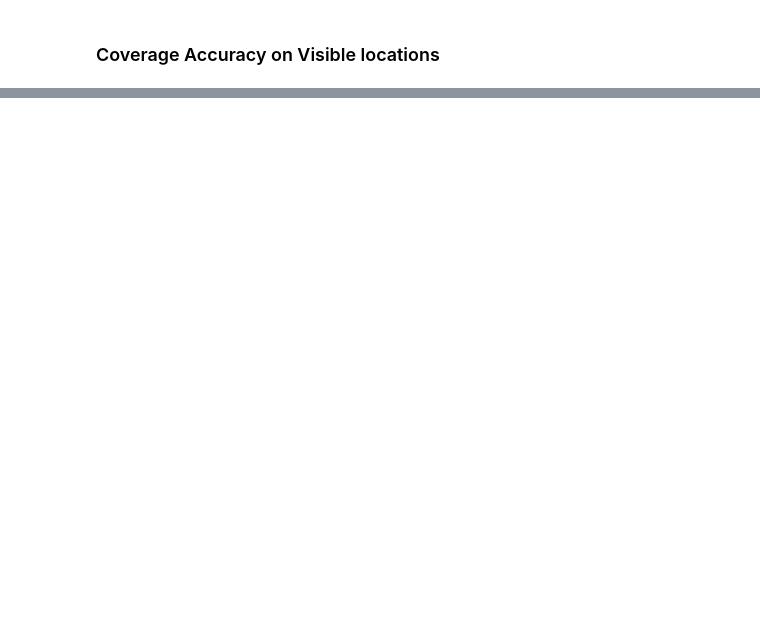
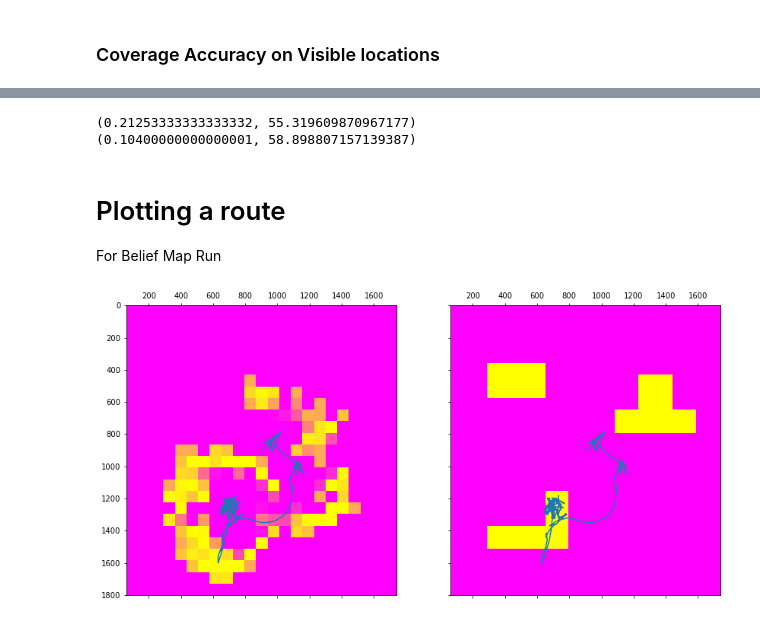
Before and after one commit to mhl787156/RomiExperiments, a Jupyter notebook: scripts/analyseData.ipynb, the cells around one changed output, grey strips where cells are left out. Cells and saved outputs as stored; diff of their text form; code cells hidden in the pictures; blank space fills up the shorter version.

```diff
--- a/scripts/analyseData.ipynb
+++ b/scripts/analyseData.ipynb
@@ -121,0 +212,52 @@ plt.show()
+# %%
+print(calculateMetrics(datapath, 'Human_Readable',truemap))
+print(calculateMetrics(datapath, 'Non_Belief',truemap))
+# %% [output]
+(0.21253333333333332, 55.319609870967177)
+(0.10400000000000001, 58.898807157139387)
+# %% [markdown]
+# Plotting a route
+For Belief Map Run
+# %%
+from scipy.interpolate import RegularGridInterpolator
+
+resized_truemapp = np.zeros((1800, 1800))
+stride_x = int(1800/25)
+for i in range(25):
+    for j in range(25):
+        resized_truemapp[i*stride_x:(i+1)*stride_x, j*stride_x:(j+1)*stride_x] = truemap[i, j]
+# %%
+datafoldername = os.listdir(datapath)[5] # <- The file that includes the pose values
+currdatapath = os.path.join(datapath, datafoldername) # <- just read in one set
+datafiles = os.listdir(currdatapath)
+datfile = os.path.join(currdatapath, 'dat.data')
+
+positions = []
+with open(datfile) as f:
+    for line in f:
+        if 'Pose' in line:
+            x, y, h = parse('Pose: X: {} Y: {} H: {}', line)
+            positions.append(np.array([x, y, h], dtype=np.float32))
+positions = np.array(positions)
+positions.shape
+
+mapstime = readInMap(os.path.join(currdatapath, 'map.map'))
+mapp = mapstime[-1]
+mapp[mapp < 0] = 0
+mapp[mapp >= 100] -= 100
+
+newmapp = np.zeros((1800, 1800))
+stride_x = int(1800/25)
+for i in range(25):
+    for j in range(25):
+        newmapp[i*stride_x:(i+1)*stride_x, j*stride_x:(j+1)*stride_x] = mapp[i, j]
+
+
+fig, ax = plt.subplots(1, 2 , sharex='col', sharey='row', figsize=(14, 7))
+ax[0].matshow(newmapp, cmap='spring', interpolation='none')
+ax[0].plot(positions[:, 0], positions[:, 1])
+ax[1].matshow(resized_truemapp, cmap='spring', interpolation='none')
+ax[1].plot(positions[:, 0], positions[:, 1])
+plt.show()
+# %% [output]
+[figure, added]
```
Also changed, not shown: parts of 11 cells of this notebook, 4 other files.
